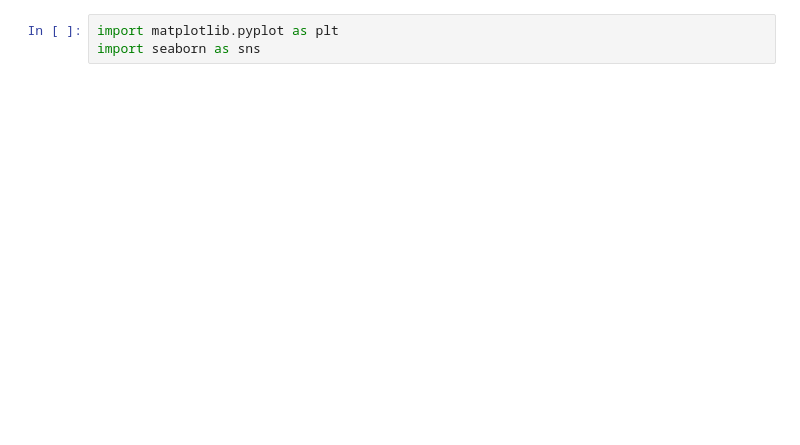
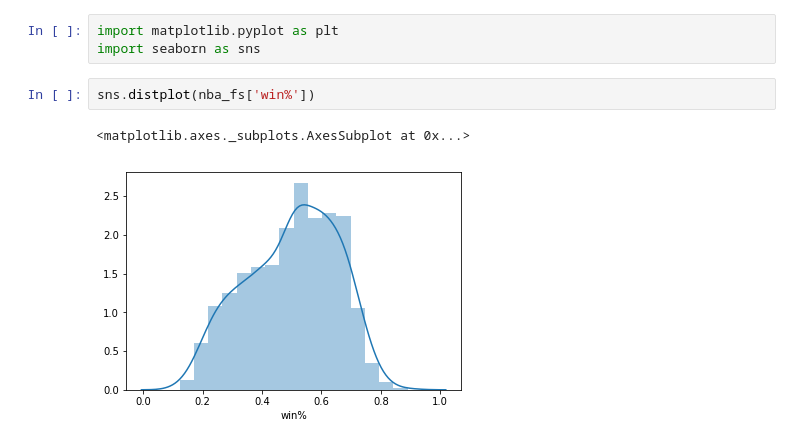
Before and after one commit to vcheng728/NBA-NHL-Comparison, a Jupyter notebook: NHL vs NBA.ipynb, the cells around one changed output. Saved outputs shown, nothing was run; the diff lists cells and outputs as text; blank space fills up the shorter version.

```diff
--- a/NHL vs NBA.ipynb
+++ b/NHL vs NBA.ipynb
@@ -257,3 +123,8 @@ nhl_finals_stats.to_csv('nhlfinalsstats.csv')
 # %%
 import matplotlib.pyplot as plt
 import seaborn as sns
+# %%
+sns.distplot(nba_fs['win%'])
+# %% [output]
+<matplotlib.axes._subplots.AxesSubplot at 0x...>
+[figure, added]
```
Also changed, not shown: parts of 51 cells of this notebook, 1 other file.
